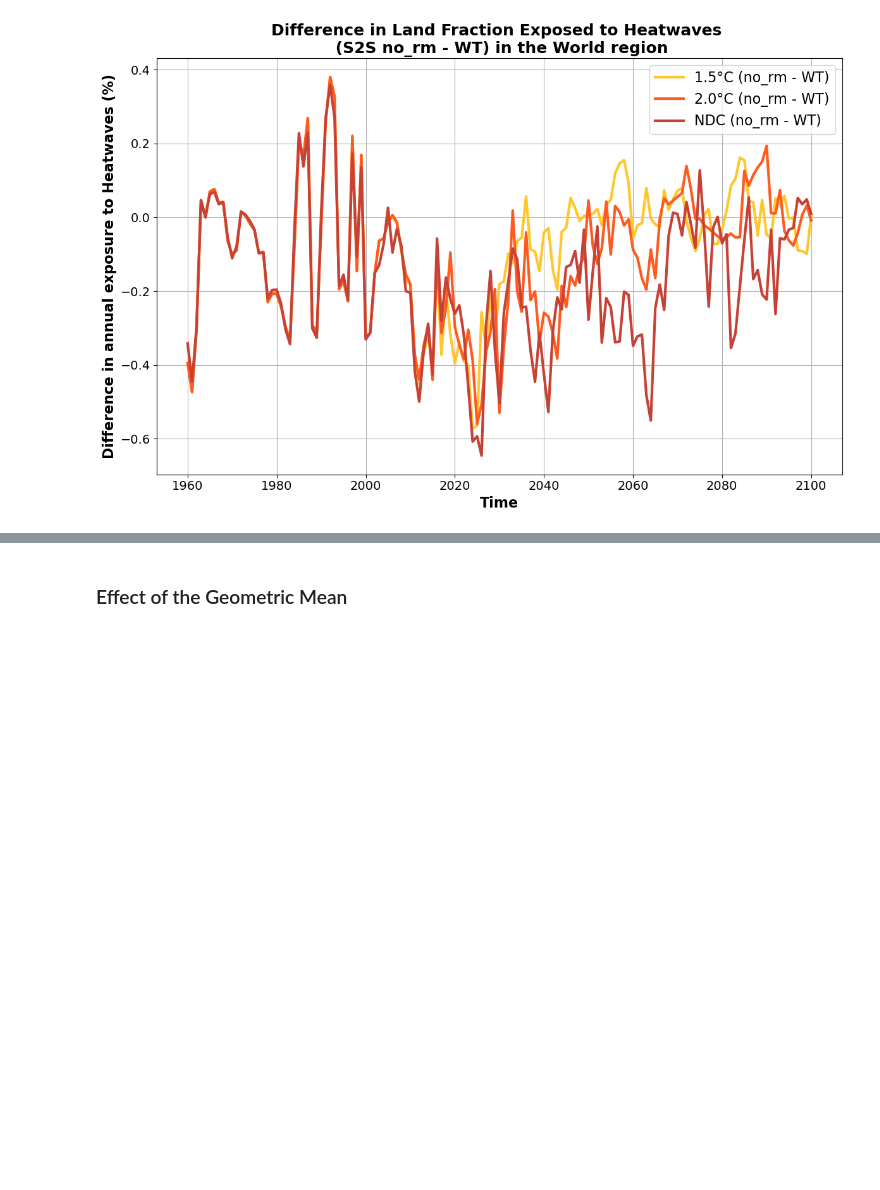
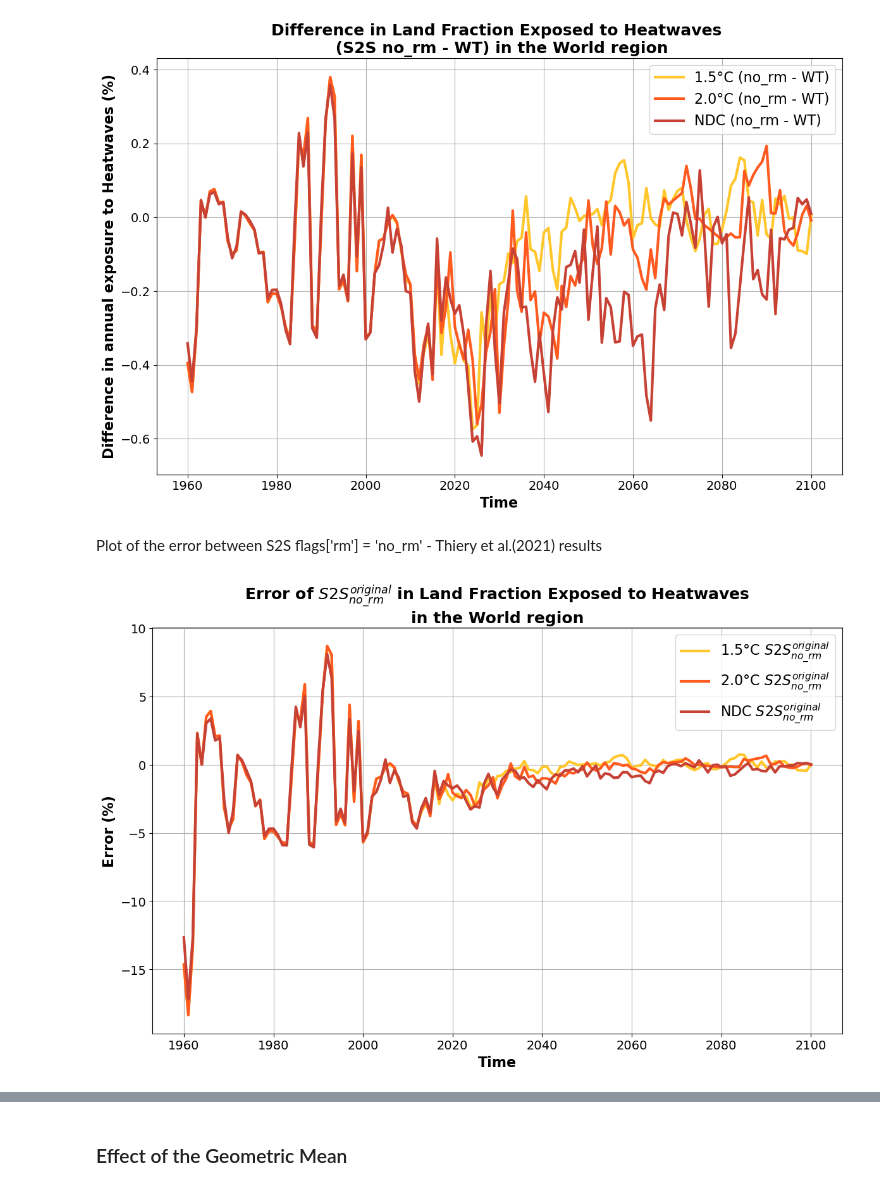
Before and after one commit to AmauryLaridon/Source2Suffering, a Jupyter notebook: sandbox/validation_backward_compatibility.ipynb, the cells around one changed output, grey strips where cells are left out. Cells and saved outputs as stored; diff of their text form; code cells hidden in the pictures; blank space fills up the shorter version.

```diff
--- a/sandbox/validation_backward_compatibility.ipynb
+++ b/sandbox/validation_backward_compatibility.ipynb
@@ -393,3 +409,55 @@ plt.legend(fontsize=16)
 plt.show()
 # %% [output]
 [figure]
+# %% [markdown]
+Plot of the error between S2S flags['rm'] = 'no_rm' - Thiery et al.(2021) results
+# %%
+plt.close('all')
+
+plt.figure(figsize=(12, 8))
+
+# Tracer la différence (no_rm - rm) pour chaque scénario
+plt.plot(
+    year_range[:-13],
+    (((lfe_15_no_rm)*100 - WT_landfrac_15_plot)/WT_landfrac_15_plot)*100,
+    linestyle='-',
+    color=GMT_color[0],
+    label=GMT_label[0] + r' $S2S_{no\_rm}^{original}$',
+    lw=3
+)
+
+plt.plot(
+    year_range[:-13],
+    (((lfe_20_no_rm)*100 - WT_landfrac_20_plot)/WT_landfrac_20_plot)*100,
+    linestyle='-',
+    color=GMT_color[1],
+    label=GMT_label[1] + r' $S2S_{no\_rm}^{original}$',
+    lw=3
+)
+
+plt.plot(
+    year_range[:-13],
+    (((lfe_NDC_no_rm)*100- WT_landfrac_NDC_plot)/WT_landfrac_NDC_plot)*100,
+    linestyle='-',
+    color=GMT_color[2],
+    label=GMT_label[2] + r' $S2S_{no\_rm}^{original}$',
+    lw=3
+)
+
+# Mise en forme du graphique
+plt.title(
+    "Error of " + r"$S2S_{no\_rm}^{original}$" + " in Land Fraction Exposed to {} \nin the {} region".format(extr_name, region_name),
+    fontsize=18,
+    fontweight='bold'
+)
+plt.xlabel("Time", fontsize=16, fontweight='bold')
+plt.ylabel("Error (%)".format(extr_name), fontsize=16, fontweight='bold')
+plt.xticks(fontsize=14)
+plt.yticks(fontsize=14)
+plt.grid(True)
+plt.tight_layout()
+plt.legend(fontsize=16)
+plt.savefig(scripts_dir + '/figures/source2suffering/validation_backward_compatibility/fig7_5_lfe_gmt_original_no_rm_thiery_et_al_error.png')
+plt.show()
+# %% [output]
+[figure, added]
```
Also changed, not shown: parts of 28 cells of this notebook, 22 other files.
